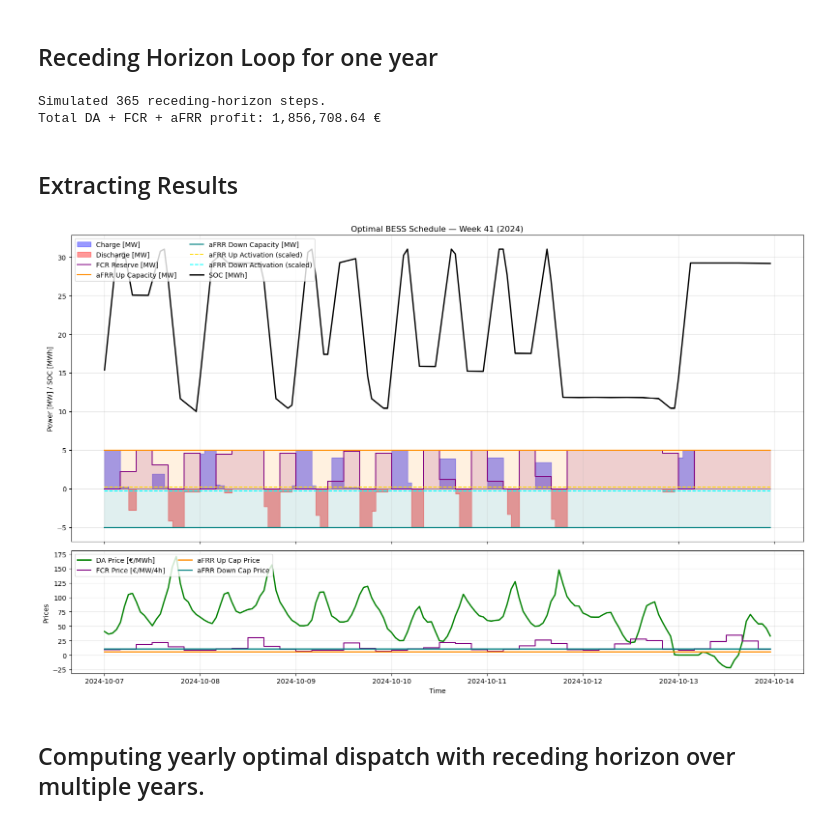
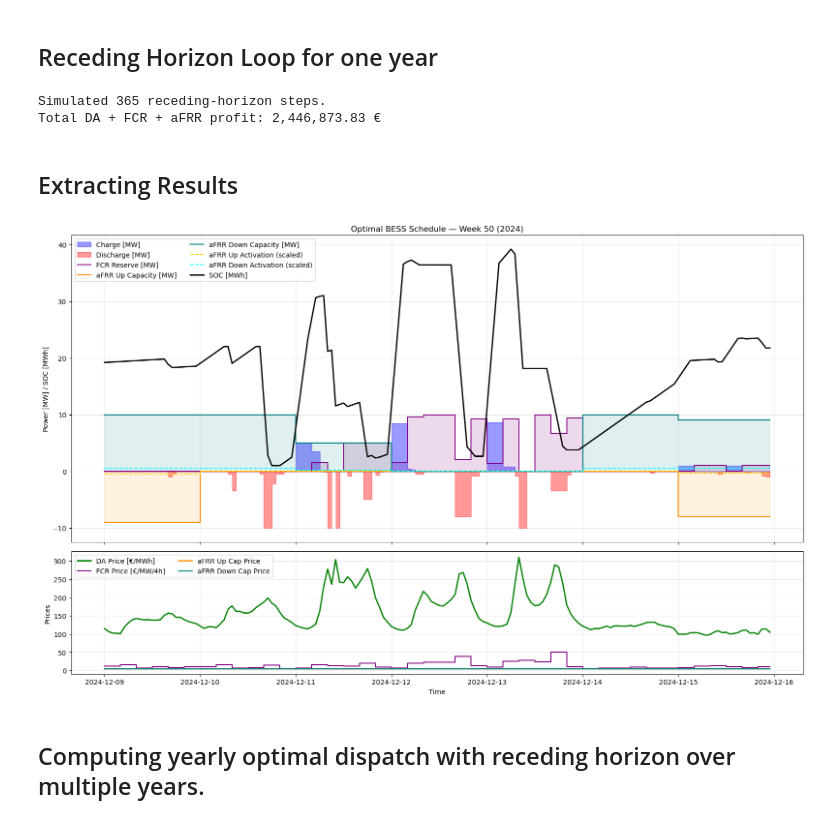
Before and after one commit to epaupe/Energy-Later, a Jupyter notebook: Optimal_Dispatch_Model_DA_FCR_AFRR _rolling.ipynb, the cells around one changed output. Drawn from its saved outputs; the diff is of its cells as text; code cells hidden in the pictures.

Commit message:
updated afrr, with 15 years rolling horizon added

```diff
--- a/Optimal_Dispatch_Model_DA_FCR_AFRR _rolling.ipynb
+++ b/Optimal_Dispatch_Model_DA_FCR_AFRR _rolling.ipynb
@@ -126,8 +126,8 @@ AFRR_capacity_data = load_afrr_capacity_prices(afrr_folder, years_to_load_AFRR)
 #real auction is weekly, we model daily. Therefore we put the same price for each day per week from the historic data
 AFRR_Pos_Cap_price = AFRR_capacity_data[2024]["pos"]
 AFRR_Neg_Cap_price = AFRR_capacity_data[2024]["neg"]
-AFRR_Pos_Cap_price["price"] = AFRR_Pos_Cap_price["price"] *0.5
-AFRR_Neg_Cap_price["price"] = AFRR_Neg_Cap_price["price"] *0.5
+AFRR_Pos_Cap_price["price"] = AFRR_Pos_Cap_price["price"]
+AFRR_Neg_Cap_price["price"] = AFRR_Neg_Cap_price["price"]
 
 
 
@@ -310,8 +310,8 @@ def solve_da_fcr_afrr(
     AFRR_Pos_Cap_term =  quicksum(AFRR_Volume_Pos[t] * AFRR_Pos_Cap_price[t] * granularity_AFRR for t in AFRR_horizon)
     AFRR_Neg_Cap_term =  quicksum(AFRR_Volume_Neg[t] * AFRR_Neg_Cap_price[t]* granularity_AFRR for t in AFRR_horizon)
 
-    AFRR_Pos_Act_term =  quicksum(AFRR_Volume_Pos[t] * AFRR_Pos_Act_price * granularity_AFRR for t in AFRR_horizon)
-    AFRR_Neg_Act_term =  quicksum(AFRR_Volume_Neg[t] * AFRR_Neg_Act_price * granularity_AFRR  for t in AFRR_horizon)
+    AFRR_Pos_Act_term =  quicksum(utilization_factor_AFRR * AFRR_Volume_Pos[t] * AFRR_Pos_Act_price * granularity_AFRR for t in AFRR_horizon)
+    AFRR_Neg_Act_term =  quicksum(utilization_factor_AFRR * AFRR_Volume_Neg[t] * AFRR_Neg_Act_price * granularity_AFRR  for t in AFRR_horizon)
 
 
     MMO.setObjective(DA_term + FCR_term + AFRR_Pos_Cap_term + AFRR_Neg_Cap_term + AFRR_Pos_Act_term + AFRR_Neg_Act_term, GRB.MAXIMIZE)
@@ -523,7 +523,7 @@ print(f"Simulated {len(profit_df)} receding-horizon steps.")
 print(f"Total DA + FCR + aFRR profit: {annual_profit:,.2f} €")
 # %% [output]
 Simulated 365 receding-horizon steps.
-Total DA + FCR + aFRR profit: 1,856,708.64 €
+Total DA + FCR + aFRR profit: 2,446,873.83 €
 # %% [markdown]
 ## Extracting Results
 # %%
@@ -531,7 +531,7 @@ Total DA + FCR + aFRR profit: 1,856,708.64 €
 # WEEKLY VISUALIZATION — DA + FCR + aFRR
 # =====================================================
 
-week_number = 41  # choose week to visualize
+week_number = 50  # choose week to visualize
 hours_per_week = 24 * 7
 start_idx = (week_number - 1) * hours_per_week
 end_idx = start_idx + hours_per_week
@@ -601,21 +601,21 @@ axs[0].fill_between(time_week, 0, FCR_reserve_week,
                     step="post", alpha=0.15, color="purple")
 
 # aFRR capacity (positive / negative)
-axs[0].step(time_week, AFRR_pos_week, where="post",
+axs[0].step(time_week, -AFRR_pos_week, where="post",
             color="darkorange", linewidth=1.6, label="aFRR Up Capacity [MW]")
-axs[0].fill_between(time_week, 0, AFRR_pos_week, step="post",
+axs[0].fill_between(time_week, 0, -AFRR_pos_week, step="post",
                     alpha=0.12, color="darkorange")
 
-axs[0].step(time_week, -AFRR_neg_week, where="post",
+axs[0].step(time_week, AFRR_neg_week, where="post",
             color="teal", linewidth=1.6, label="aFRR Down Capacity [MW]")
-axs[0].fill_between(time_week, 0, -AFRR_neg_week, step="post",
+axs[0].fill_between(time_week, 0, AFRR_neg_week, step="post",
                     alpha=0.12, color="teal")
 
 # aFRR activation (scaled)
-axs[0].step(time_week, AFRR_pos_act_week, where="post",
+axs[0].step(time_week, -AFRR_pos_act_week, where="post",
             color="gold", linewidth=1.4, linestyle="--",
             label="aFRR Up Activation (scaled)")
-axs[0].step(time_week, -AFRR_neg_act_week, where="post",
+axs[0].step(time_week, AFRR_neg_act_week, where="post",
             color="cyan", linewidth=1.4, linestyle="--",
             label="aFRR Down Activation (scaled)")
 
@@ -623,33 +623,31 @@ axs[0].step(time_week, -AFRR_neg_act_week, where="post",
 axs[0].plot(time_week, SOC_week, color="black", linewidth=2.0,
             label="SOC [MWh]")
 
 axs[0].set_ylabel("Power [MW] / SOC [MWh]")
 axs[0].set_title(f"Optimal BESS Schedule — Week {week_number} ({time_week.dt.year.iloc[0]})")
 axs[0].grid(True, alpha=0.3)
 axs[0].legend(loc="upper left", ncol=2)
 
 # =====================================================
 # --- BOTTOM PANEL: MARKET PRICES ---
 # =====================================================
 axs[1].plot(time_week, Price_week, color="green", linewidth=2.0,
             label="DA Price [€/MWh]")
 axs[1].step(time_week, FCR_price_week, where="post",
             color="purple", linewidth=1.5, label="FCR Price [€/MW/4h]")
 
 # AFRR capacity prices (CHF/MW/day → plotted as is)
 axs[1].step(time_week, AFRR_pos_price_week, where="post",
             color="darkorange", linewidth=1.8, label="aFRR Up Cap Price")
 axs[1].step(time_week, AFRR_neg_price_week, where="post",
             color="teal", linewidth=1.8, label="aFRR Down Cap Price")
 
 axs[1].grid(True, alpha=0.3)
 axs[1].set_ylabel("Prices")
 axs[1].set_xlabel("Time")
 axs[1].legend(loc="upper left", ncol=2)
 
 plt.tight_layout()
 plt.show()
 # %% [output]
-[figure, old version]
+[figure, new version]
-# %% [markdown]
-## Computing yearly optimal dispatch with receding horizon over multiple years.
@@ -828,0 +654,2 @@ print(results_df)
+# %% [markdown]
+## Computing yearly optimal dispatch with receding horizon over multiple years.
```
Also changed, not shown: parts of 5 cells of this notebook.
